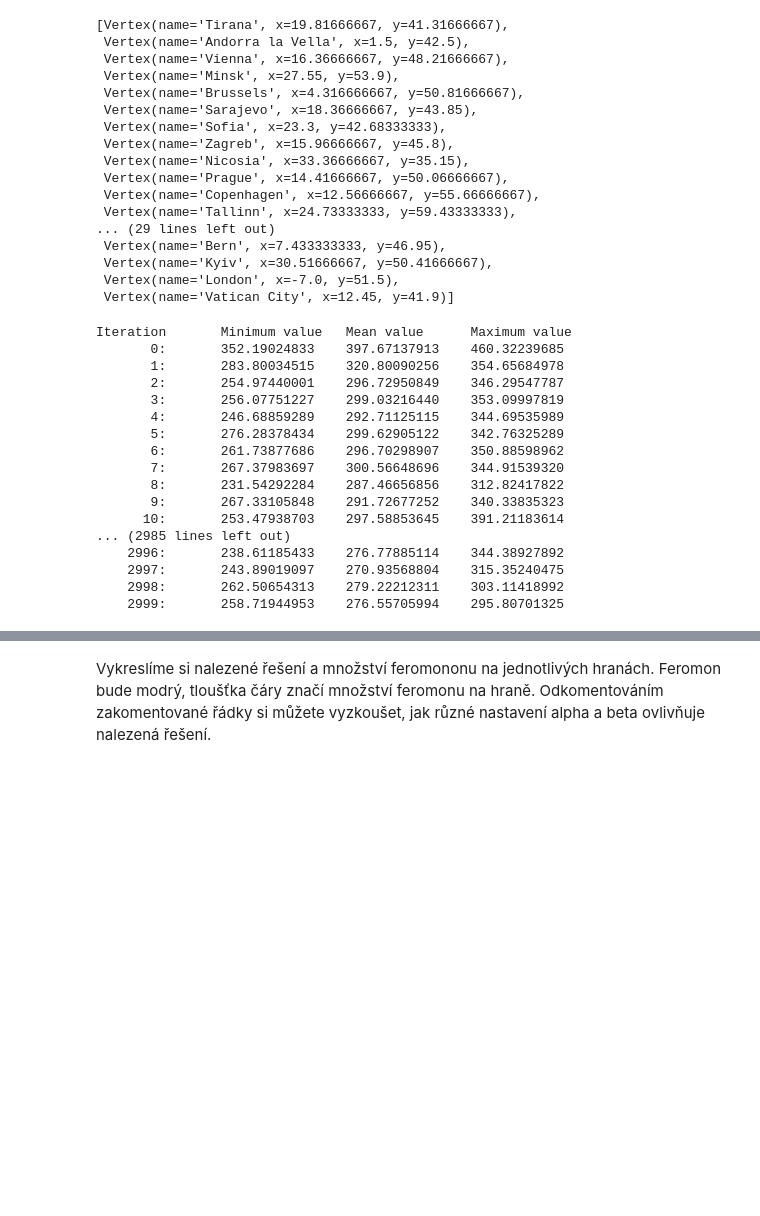
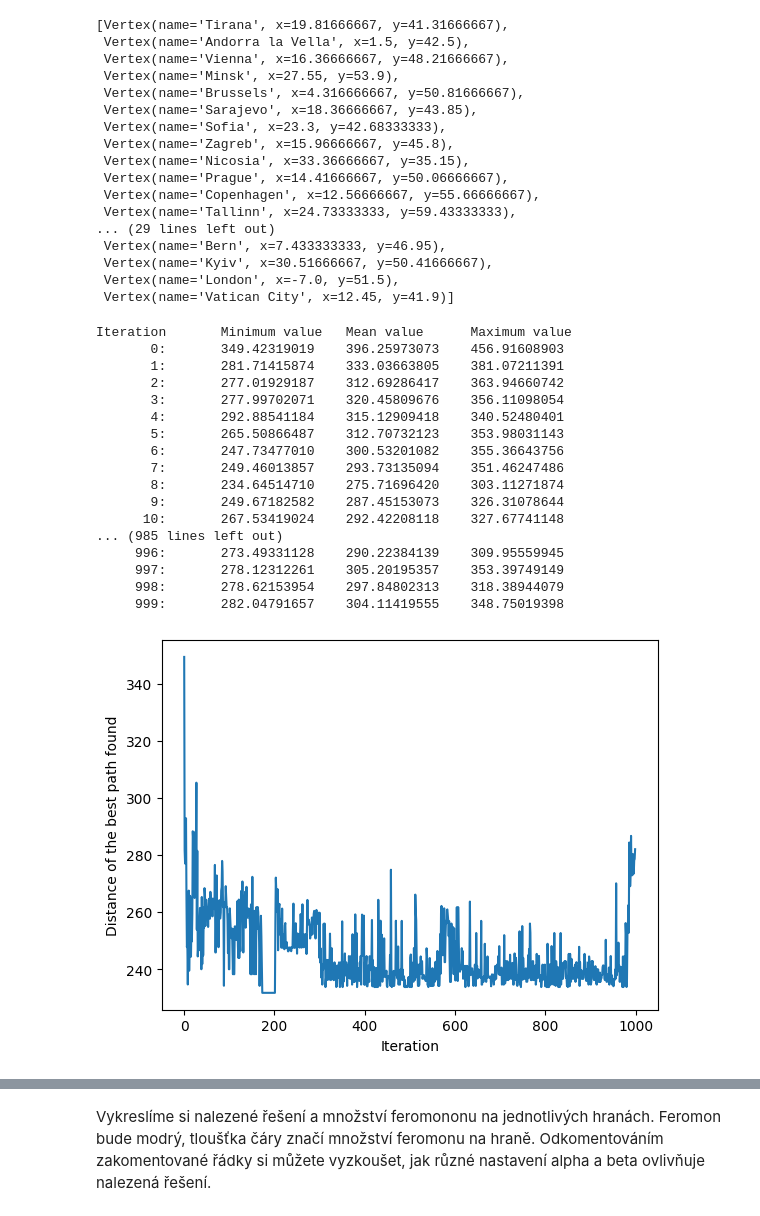
Before and after one commit to Mafi412/PIA, a Jupyter notebook: 10_rojove algoritmy/swarm_intelligence.ipynb, the cells around one changed output, grey strips where cells are left out. Cells and saved outputs as stored; diff of their text form; code cells hidden in the pictures; blank space fills up the shorter version.

```diff
--- a/10_rojove algoritmy/swarm_intelligence.ipynb
+++ b/10_rojove algoritmy/swarm_intelligence.ipynb
@@ -144,9 +144,8 @@ def distance_function(v1, v2):
 
 def fitness_function(vertices, distance, solution):
     solution_distance = 0
-    for x, y in zip(solution, solution[1:]):
+    for x, y in zip(solution, solution[1:] + solution[0:1]):
         solution_distance += distance(vertices[x], vertices[y])
-    solution_distance += distance(vertices[solution[-1]], vertices[solution[0]])
 
     return solution_distance
 # %% [markdown]
@@ -242,23 +243,29 @@ pprint.pprint(vertices)
  Vertex(name='Kyiv', x=30.51666667, y=50.41666667),
  Vertex(name='London', x=-7.0, y=51.5),
  Vertex(name='Vatican City', x=12.45, y=41.9)]
-# %%
-best_solution, pheromones = ant_solver(vertices, distance_function)
-# %% [output]
-Iteration       Minimum value   Mean value      Maximum value
-       0:       352.19024833    397.67137913    460.32239685
-       1:       283.80034515    320.80090256    354.65684978
-       2:       254.97440001    296.72950849    346.29547787
-       3:       256.07751227    299.03216440    353.09997819
-       4:       246.68859289    292.71125115    344.69535989
-       5:       276.28378434    299.62905122    342.76325289
-       6:       261.73877686    296.70298907    350.88598962
-       7:       267.37983697    300.56648696    344.91539320
-       8:       231.54292284    287.46656856    312.82417822
-       9:       267.33105848    291.72677252    340.33835323
-      10:       253.47938703    297.58853645    391.21183614
-... (2985 lines left out)
-    2996:       238.61185433    276.77885114    344.38927892
-    2997:       243.89019097    270.93568804    315.35240475
-    2998:       262.50654313    279.22212311    303.11418992
-    2999:       258.71944953    276.55705994    295.80701325
+# %%
+best_solution, pheromones, log_of_best_distances = ant_solver(vertices, distance_function)
+
+plt.plot(log_of_best_distances)
+plt.ylabel("Distance of the best path found")
+plt.xlabel("Iteration")
+plt.show()
+# %% [output]
+Iteration       Minimum value   Mean value      Maximum value
+       0:       349.42319019    396.25973073    456.91608903
+       1:       281.71415874    333.03663805    381.07211391
+       2:       277.01929187    312.69286417    363.94660742
+       3:       277.99702071    320.45809676    356.11098054
+       4:       292.88541184    315.12909418    340.52480401
+       5:       265.50866487    312.70732123    353.98031143
+       6:       247.73477010    300.53201082    355.36643756
+       7:       249.46013857    293.73135094    351.46247486
+       8:       234.64514710    275.71696420    303.11271874
+       9:       249.67182582    287.45153073    326.31078644
+      10:       267.53419024    292.42208118    327.67741148
+... (985 lines left out)
+     996:       273.49331128    290.22384139    309.95559945
+     997:       278.12312261    305.20195357    353.39749149
+     998:       278.62153954    297.84802313    318.38944079
+     999:       282.04791657    304.11419555    348.75019398
+[figure, added]
```
Also changed, not shown: parts of 7 cells of this notebook.
